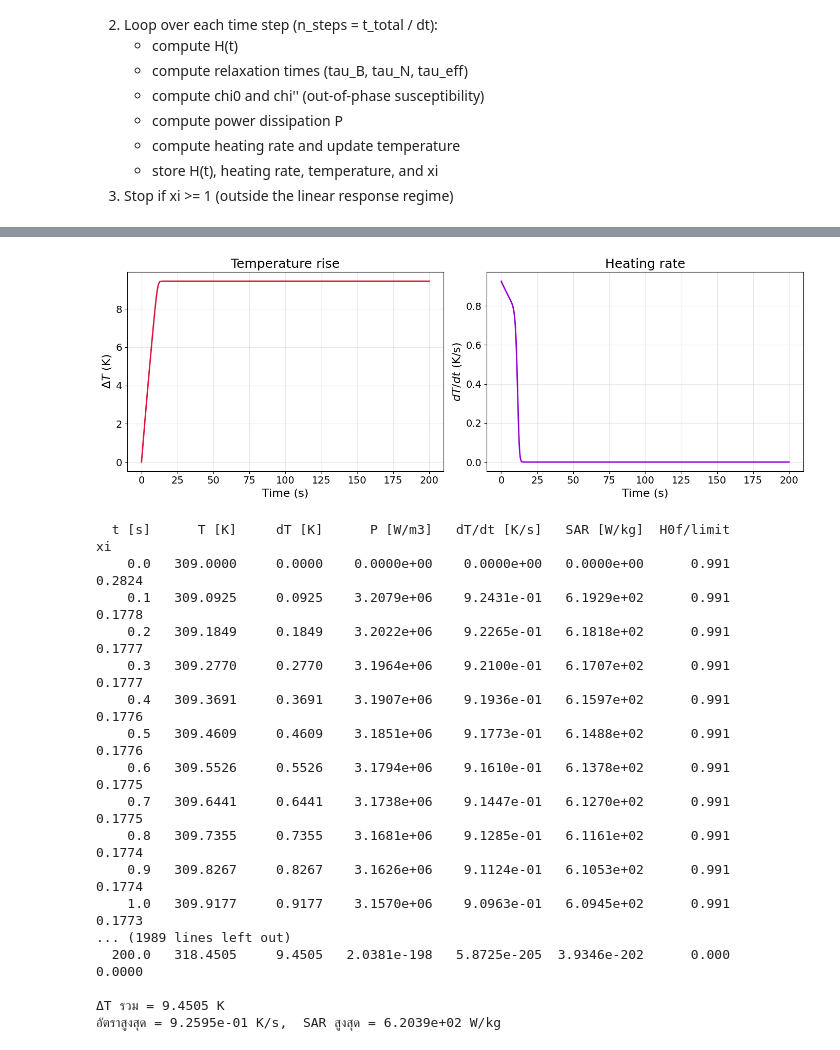
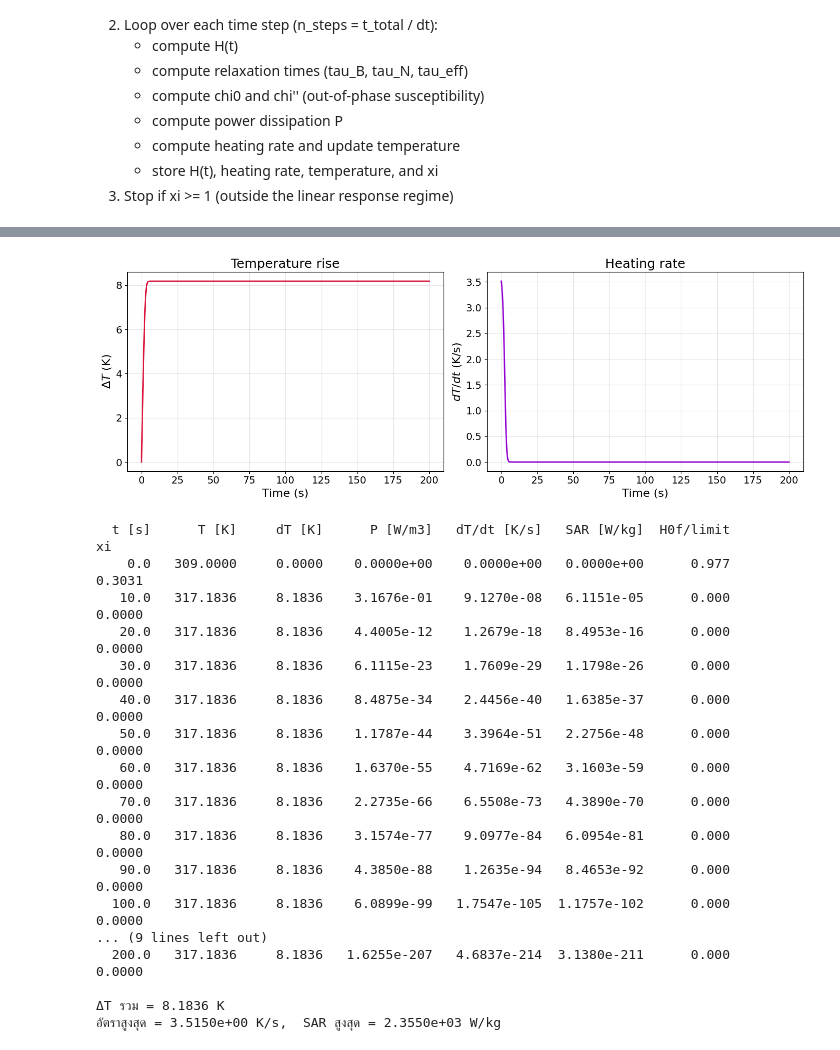
Before and after one commit to b00001/sciusproject-hyperthermia, a Jupyter notebook: Nanoparticle_Temperature_vs_Time_LRT.ipynb, the cells around one changed output, grey strips where cells are left out. Drawn from its saved outputs; the diff is of its cells as text; code cells hidden in the pictures.

```diff
--- a/Nanoparticle_Temperature_vs_Time_LRT.ipynb
+++ b/Nanoparticle_Temperature_vs_Time_LRT.ipynb
@@ -56,3 +15,14 @@ omega = 2 * np.pi * f                        # [rad/s]
+# %%
+#USE ONLY THE UNITS SPECIFIED IN THE COMMENTS AFTER EACH VALUE IN THIS CELL
+
+Ms = 446e3            # [A/m]
+K = 32e3               # [J/m^3]
+Cp = 670                # [J/(kg K)]
+rho = 5180              # [kg/m^3]
+
+kB = 1.380649e-23        # [J/K]
+mu0 = 4 * np.pi * 1e-7   # [H/m]
+tau0 = 1e-9              # [s]
 # %% [markdown]
 ==================================================================
  Nanoparticle Temperature vs Time (Magnetic Hyperthermia, LRT)
@@ -89,7 +59,7 @@ T_initial = 309.0     # [K]
 eta   = 0.0015        # [Pa s]
 f     = 100e3         # [Hz]
 delta = 1e-9          # [m]
-R     = 6e-9          # [m]
+R     = 7.2e-9          # [m]
 
 omega = 2 * np.pi * f
 VM = (4.0 / 3.0) * np.pi * R ** 3
@@ -99,9 +69,9 @@ VH = (4.0 / 3.0) * np.pi * (R + delta) ** 3
 #  H_A(t) : amplitude ของสนาม [Tesla] เป็นฟังก์ชันของเวลา
 #  >>> แก้สูตรตรงนี้ทีเดียว <<<
 # ================================================================
-H_max = 1.88e-3      # [T] ค่าช่วงแรก (ที่ราบสูง)
+H_max = 1.898e-3      # [T] ค่าช่วงแรก (ที่ราบสูง)
 H_min = 0e-3    # [T] ค่าหลังดิ่งลง (ที่ราบต่ำ)
-t0    = 12.0      # [s] จุดกึ่งกลางที่ดิ่งลง
+t0    = 3.0      # [s] จุดกึ่งกลางที่ดิ่งลง
 w     = 0.8       # [s] ความชัน (เล็ก = ดิ่งชันขึ้น)
 
 H_of_t = lambda t: H_min + (H_max - H_min) / (1 + np.exp((t - t0) / w))
@@ -114,7 +84,7 @@ H_array    = np.zeros(n_steps + 1)
 
 Temp_array[0] = T_initial
 H_array[0]    = H_of_t(0.0)
-xi_array[0]   = (mu0 * Ms * VH * (H_array[0] / mu0)) / (kB * T_initial)
+xi_array[0] = (mu0 * Ms * VM * H_of_t(0.0) / mu0) / (kB * T_initial)
 
 tem_i  = T_initial
 last_i = n_steps
@@ -243,49 +213,49 @@ ax[0].plot(time_array[sl], dT_array[sl], color='crimson', linewidth=2)
 ax[0].set_xlabel('Time (s)', fontsize=16)
 ax[0].set_ylabel('$\\Delta T$ (K)', fontsize=16)
 ax[0].set_title('Temperature rise', fontsize=18)
 ax[0].grid(True, alpha=0.3)
 ax[0].tick_params(axis='both', labelsize=14)
 
 sl1 = slice(1, last_i + 1)
 ax[1].plot(time_array[sl1], rate_array[sl1], color='darkviolet', linewidth=2)
 ax[1].set_xlabel('Time (s)', fontsize=16)
 ax[1].set_ylabel('$dT/dt$ (K/s)', fontsize=16)
 ax[1].set_title('Heating rate', fontsize=18)
 ax[1].grid(True, alpha=0.3)
 ax[1].tick_params(axis='both', labelsize=14)
 
 plt.tight_layout()
 plt.show()
 
 # ---- ตารางข้อมูลทุก 10 s ----
 print(f"{'t [s]':>7} {'T [K]':>10} {'dT [K]':>10} {'P [W/m3]':>13}"
       f" {'dT/dt [K/s]':>13} {'SAR [W/kg]':>12} {'H0f/limit':>10} {'xi':>9}")
-for t_mark in np.arange(0.0, time_array[last_i] + 1e-9, 1e-1 ):
+for t_mark in np.arange(0.0, time_array[last_i] + 1e-9, 10.0 ):
     j = int(round(t_mark / dt))
     if j > last_i:
         break
     print(f"{time_array[j]:7.1f} {Temp_array[j]:10.4f} {dT_array[j]:10.4f}"
           f" {P_array[j]:13.4e} {rate_array[j]:13.4e} {SAR_array[j]:12.4e}"
           f" {Hf_array[j]/Hf_limit:10.3f} {xi_array[j]:9.4f}")
 
 print(f"\nΔT รวม = {dT_array[last_i]:.4f} K")
 print(f"อัตราสูงสุด = {rate_array[sl].max():.4e} K/s,  SAR สูงสุด = {SAR_array[sl].max():.4e} W/kg")
 # %% [output]
-[figure, old version]
+[figure, new version]
   t [s]      T [K]     dT [K]      P [W/m3]   dT/dt [K/s]   SAR [W/kg]  H0f/limit        xi
-    0.0   309.0000     0.0000    0.0000e+00    0.0000e+00   0.0000e+00      0.991    0.2824
-    0.1   309.0925     0.0925    3.2079e+06    9.2431e-01   6.1929e+02      0.991    0.1778
-    0.2   309.1849     0.1849    3.2022e+06    9.2265e-01   6.1818e+02      0.991    0.1777
-    0.3   309.2770     0.2770    3.1964e+06    9.2100e-01   6.1707e+02      0.991    0.1777
-    0.4   309.3691     0.3691    3.1907e+06    9.1936e-01   6.1597e+02      0.991    0.1776
-    0.5   309.4609     0.4609    3.1851e+06    9.1773e-01   6.1488e+02      0.991    0.1776
-    0.6   309.5526     0.5526    3.1794e+06    9.1610e-01   6.1378e+02      0.991    0.1775
-    0.7   309.6441     0.6441    3.1738e+06    9.1447e-01   6.1270e+02      0.991    0.1775
-    0.8   309.7355     0.7355    3.1681e+06    9.1285e-01   6.1161e+02      0.991    0.1774
-    0.9   309.8267     0.8267    3.1626e+06    9.1124e-01   6.1053e+02      0.991    0.1774
-    1.0   309.9177     0.9177    3.1570e+06    9.0963e-01   6.0945e+02      0.991    0.1773
-... (1989 lines left out)
-  200.0   318.4505     9.4505   2.0381e-198   5.8725e-205  3.9346e-202      0.000    0.0000
+    0.0   309.0000     0.0000    0.0000e+00    0.0000e+00   0.0000e+00      0.977    0.3031
+   10.0   317.1836     8.1836    3.1676e-01    9.1270e-08   6.1151e-05      0.000    0.0000
+   20.0   317.1836     8.1836    4.4005e-12    1.2679e-18   8.4953e-16      0.000    0.0000
+   30.0   317.1836     8.1836    6.1115e-23    1.7609e-29   1.1798e-26      0.000    0.0000
+   40.0   317.1836     8.1836    8.4875e-34    2.4456e-40   1.6385e-37      0.000    0.0000
+   50.0   317.1836     8.1836    1.1787e-44    3.3964e-51   2.2756e-48      0.000    0.0000
+   60.0   317.1836     8.1836    1.6370e-55    4.7169e-62   3.1603e-59      0.000    0.0000
+   70.0   317.1836     8.1836    2.2735e-66    6.5508e-73   4.3890e-70      0.000    0.0000
+   80.0   317.1836     8.1836    3.1574e-77    9.0977e-84   6.0954e-81      0.000    0.0000
+   90.0   317.1836     8.1836    4.3850e-88    1.2635e-94   8.4653e-92      0.000    0.0000
+  100.0   317.1836     8.1836    6.0899e-99   1.7547e-105  1.1757e-102      0.000    0.0000
+... (9 lines left out)
+  200.0   317.1836     8.1836   1.6255e-207   4.6837e-214  3.1380e-211      0.000    0.0000
 
-ΔT รวม = 9.4505 K
-อัตราสูงสุด = 9.2595e-01 K/s,  SAR สูงสุด = 6.2039e+02 W/kg
+ΔT รวม = 8.1836 K
+อัตราสูงสุด = 3.5150e+00 K/s,  SAR สูงสุด = 2.3550e+03 W/kg
```
Also changed, not shown: parts of 7 cells of this notebook.
